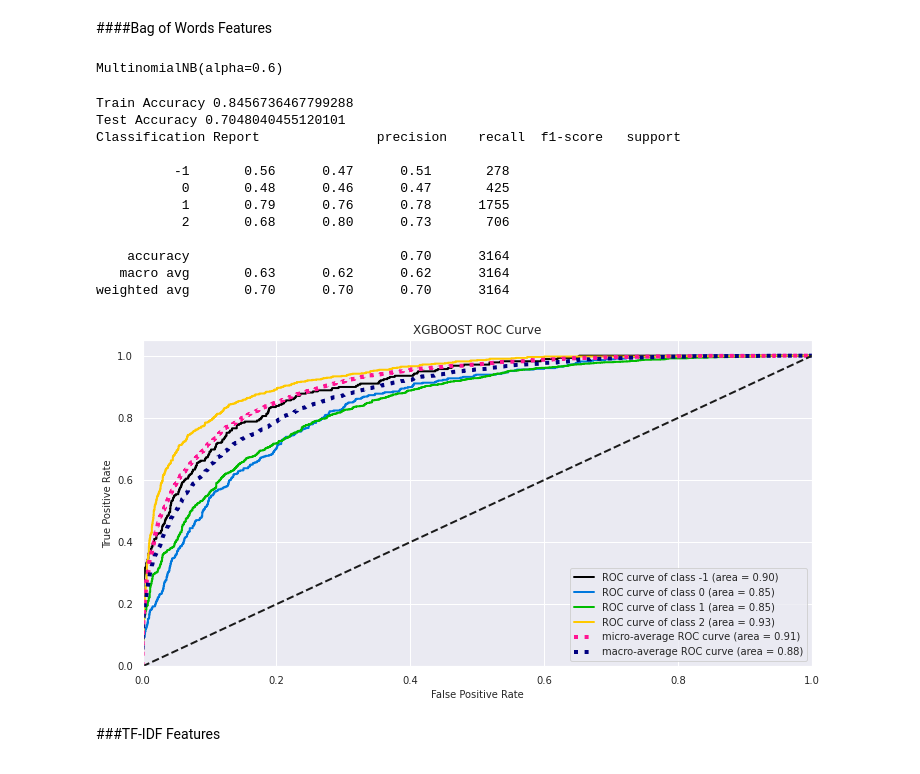
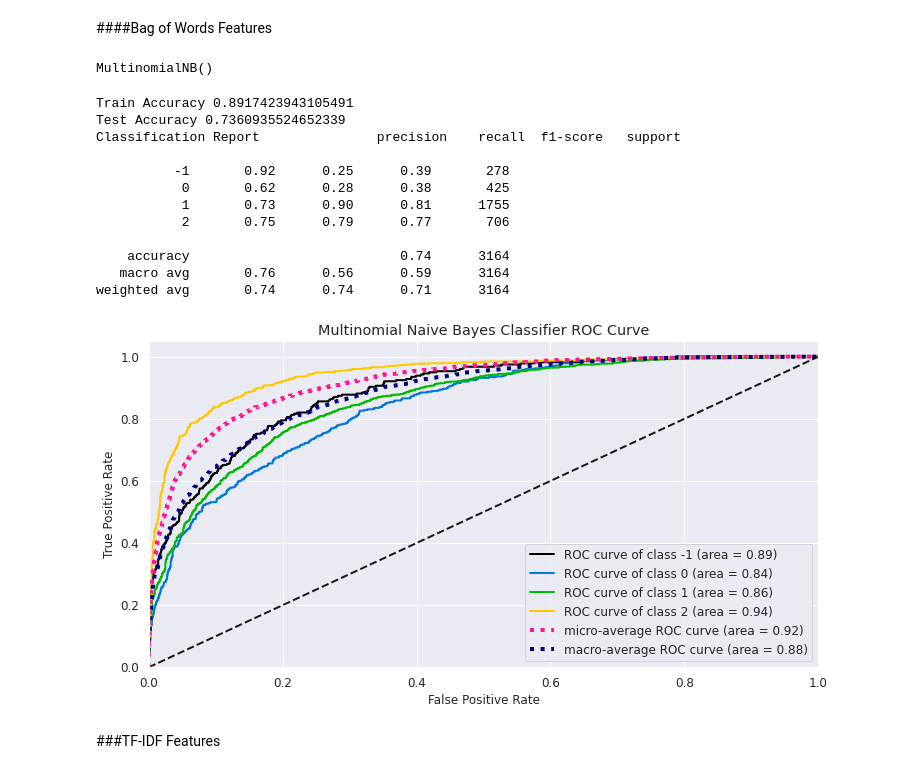
Before and after one commit to kabirodavies/NLP-Tweet-Sentiment-Analysis, a Jupyter notebook: Climate_Change_Belief_Analysis.ipynb, the cells around one changed output. Cells and saved outputs as stored; diff of their text form; code cells hidden in the pictures.

```diff
--- a/Climate_Change_Belief_Analysis.ipynb
+++ b/Climate_Change_Belief_Analysis.ipynb
@@ -1924,13 +1947,12 @@ clf.fit(X_train, y_train)
 # %% [markdown]
 ####Bag of Words Features
 # %%
-
 #Create MultinomialNB object
-clf = MultinomialNB(alpha=0.6)
+clf = MultinomialNB()
 # Train clf
 clf.fit(X_train, y_train)
 # %% [output]
-MultinomialNB(alpha=0.6)
+MultinomialNB()
 # %%
 pred_y = clf.predict(X_test) #Prediction of Test set
 pred_y_train = clf.predict(X_train) #Prediction of Train set
@@ -1939,26 +1961,26 @@ print('Train Accuracy', accuracy_score(y_train, pred_y_train))
 print('Test Accuracy', accuracy_score(y_test, pred_y))
 print('Classification Report', classification_report(y_test, pred_y))
 # %% [output]
-Train Accuracy 0.8456736467799288
-Test Accuracy 0.7048040455120101
+Train Accuracy 0.8917423943105491
+Test Accuracy 0.7360935524652339
 Classification Report               precision    recall  f1-score   support
 
-          -1       0.56      0.47      0.51       278
-           0       0.48      0.46      0.47       425
-           1       0.79      0.76      0.78      1755
-           2       0.68      0.80      0.73       706
+          -1       0.92      0.25      0.39       278
+           0       0.62      0.28      0.38       425
+           1       0.73      0.90      0.81      1755
+           2       0.75      0.79      0.77       706
 
-    accuracy                           0.70      3164
-   macro avg       0.63      0.62      0.62      3164
-weighted avg       0.70      0.70      0.70      3164
+    accuracy                           0.74      3164
+   macro avg       0.76      0.56      0.59      3164
+weighted avg       0.74      0.74      0.71      3164
 # %%
 # ROC AUC Curve
 y_test_probs = clf.predict_proba(X_test)
 
 skplt.metrics.plot_roc_curve(y_test, y_test_probs,
-                       title="XGBOOST ROC Curve", figsize=(12,6));
+                       title="Multinomial Naive Bayes Classifier ROC Curve", figsize=(12,6));
 # %% [output]
-[figure, old version]
+[figure, new version]
 # %% [markdown]
 ###TF-IDF Features
 # %%
```
Also changed, not shown: parts of 17 cells of this notebook.
